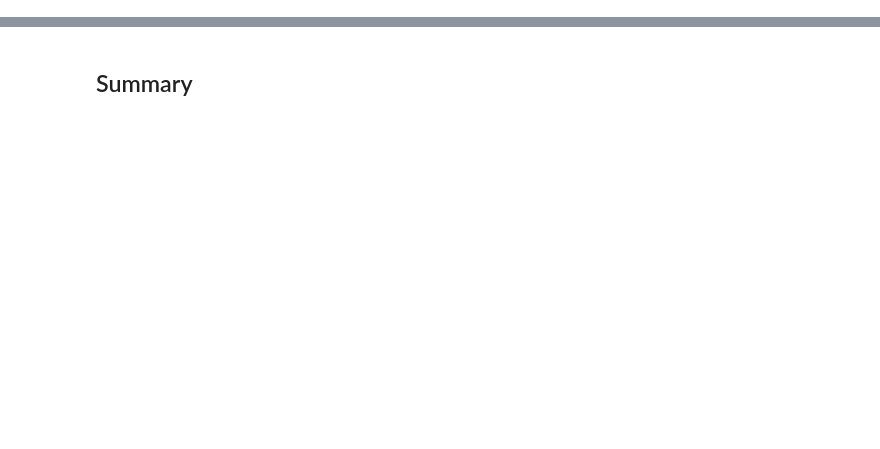
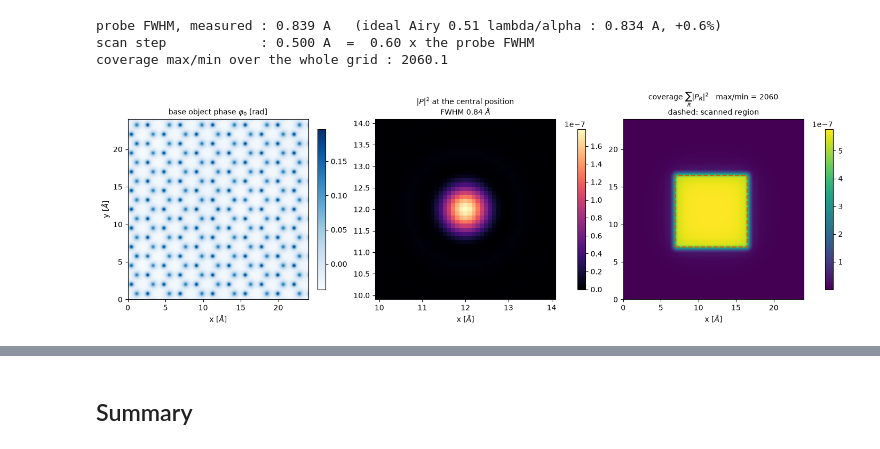
Before and after one commit to AdQuanta-Phase-Imaging/quantem, a Jupyter notebook: scripts/linearized-ptycho/02_full_scan_jacobian_spectrum.ipynb, the cells around one changed output, grey strips where cells are left out. Cells and saved outputs as stored; diff of their text form; code cells hidden in the pictures; blank space fills up the shorter version.

```diff
--- a/scripts/linearized-ptycho/02_full_scan_jacobian_spectrum.ipynb
+++ b/scripts/linearized-ptycho/02_full_scan_jacobian_spectrum.ipynb
@@ -937,0 +370,74 @@ plt.show()
+# %%
+probe_centre_index = int(np.argmin(np.linalg.norm(
+    scan_positions_flat_xy_ang - np.array(field_of_view_ang) / 2.0, axis=1
+)))
+probe_centre_intensity = (probe_by_scan[probe_centre_index].abs() ** 2).cpu().numpy()
+coverage = (probe_by_scan.abs() ** 2).sum(0).cpu().numpy()
+
+# Probe width, measured rather than taken from the Airy formula: azimuthal average of
+# |P|^2 about the peak pixel in half-pixel bins, interpolated for the half-maximum crossing.
+peak_row, peak_col = np.unravel_index(np.argmax(probe_centre_intensity),
+                                      probe_centre_intensity.shape)
+row_index, col_index = np.mgrid[0:n_object_y, 0:n_object_x]
+radius_from_peak_ang = np.hypot((row_index - peak_row) * object_sampling_ang[0],
+                                (col_index - peak_col) * object_sampling_ang[1])
+radial_bin_width_ang = object_sampling_ang[0] / 2.0
+radial_bin_index = (radius_from_peak_ang / radial_bin_width_ang).astype(int).ravel()
+radial_bin_count = np.bincount(radial_bin_index)
+radial_bin_sum = np.bincount(radial_bin_index, weights=probe_centre_intensity.ravel())
+occupied = radial_bin_count > 0
+radial_profile = radial_bin_sum[occupied] / radial_bin_count[occupied]
+radial_bin_centre_ang = ((np.arange(len(radial_bin_count)) + 0.5) * radial_bin_width_ang)[occupied]
+
+half_maximum = radial_profile.max() / 2.0
+first_below = int(np.argmax(radial_profile < half_maximum))
+probe_fwhm_ang = 2.0 * float(np.interp(
+    half_maximum,
+    [radial_profile[first_below], radial_profile[first_below - 1]],
+    [radial_bin_centre_ang[first_below], radial_bin_centre_ang[first_below - 1]],
+))
+airy_fwhm_ang = 0.514 * electron_wavelength_ang / (PROBE_SEMIANGLE_MRAD * 1e-3)
+
+scan_box_ang = [float(scan_positions_flat_xy_ang[:, 0].min() + object_x_ang[0]),
+                float(scan_positions_flat_xy_ang[:, 0].max() + object_x_ang[0]),
+                float(scan_positions_flat_xy_ang[:, 1].min() + object_y_ang[0]),
+                float(scan_positions_flat_xy_ang[:, 1].max() + object_y_ang[0])]
+
+print(f"probe FWHM, measured : {probe_fwhm_ang:.3f} A"
+      f"   (ideal Airy 0.51 lambda/alpha : {airy_fwhm_ang:.3f} A, "
+      f"{probe_fwhm_ang / airy_fwhm_ang - 1:+.1%})")
+print(f"scan step            : {realised_scan_step_ang:.3f} A  =  "
+      f"{realised_scan_step_ang / probe_fwhm_ang:.2f} x the probe FWHM")
+print(f"coverage max/min over the whole grid : {coverage.max() / coverage.min():.1f}")
+
+fig, axes = plt.subplots(1, 3, figsize=(14.0, 4.3), constrained_layout=True)
+handle = axes[0].imshow(phase_base, extent=object_extent_ang, origin="lower", cmap="Blues")
+axes[0].set_title("base object phase $\\varphi_0$ [rad]", fontsize=10)
+fig.colorbar(handle, ax=axes[0], shrink=0.82)
+
+probe_view = 2.5 * probe_fwhm_ang
+handle = axes[1].imshow(probe_centre_intensity, extent=object_extent_ang, origin="lower",
+                        cmap="magma")
+axes[1].set_xlim(object_x_ang[peak_col] - probe_view, object_x_ang[peak_col] + probe_view)
+axes[1].set_ylim(object_y_ang[peak_row] - probe_view, object_y_ang[peak_row] + probe_view)
+axes[1].set_title(f"$|P|^2$ at the central position\nFWHM {probe_fwhm_ang:.2f} $\\AA$",
+                  fontsize=10)
+fig.colorbar(handle, ax=axes[1], shrink=0.82)
+
+handle = axes[2].imshow(coverage, extent=object_extent_ang, origin="lower", cmap="viridis")
+axes[2].add_patch(plt.Rectangle((scan_box_ang[0], scan_box_ang[2]),
+                                scan_box_ang[1] - scan_box_ang[0],
+                                scan_box_ang[3] - scan_box_ang[2],
+                                fill=False, edgecolor="#D55E00", linewidth=1.6, linestyle="--"))
+axes[2].set_title(f"coverage $\\sum_R |P_R|^2$   max/min = {coverage.max() / coverage.min():.0f}"
+                  f"\ndashed: scanned region", fontsize=10)
+fig.colorbar(handle, ax=axes[2], shrink=0.82)
+for ax in axes:
+    ax.set_xlabel("x [$\\AA$]")
+axes[0].set_ylabel("y [$\\AA$]")
+plt.show()
+# %% [output]
+probe FWHM, measured : 0.839 A   (ideal Airy 0.51 lambda/alpha : 0.834 A, +0.6%)
+scan step            : 0.500 A  =  0.60 x the probe FWHM
+coverage max/min over the whole grid : 2060.1
+[figure, added]
```
Also changed, not shown: parts of 54 cells of this notebook.
